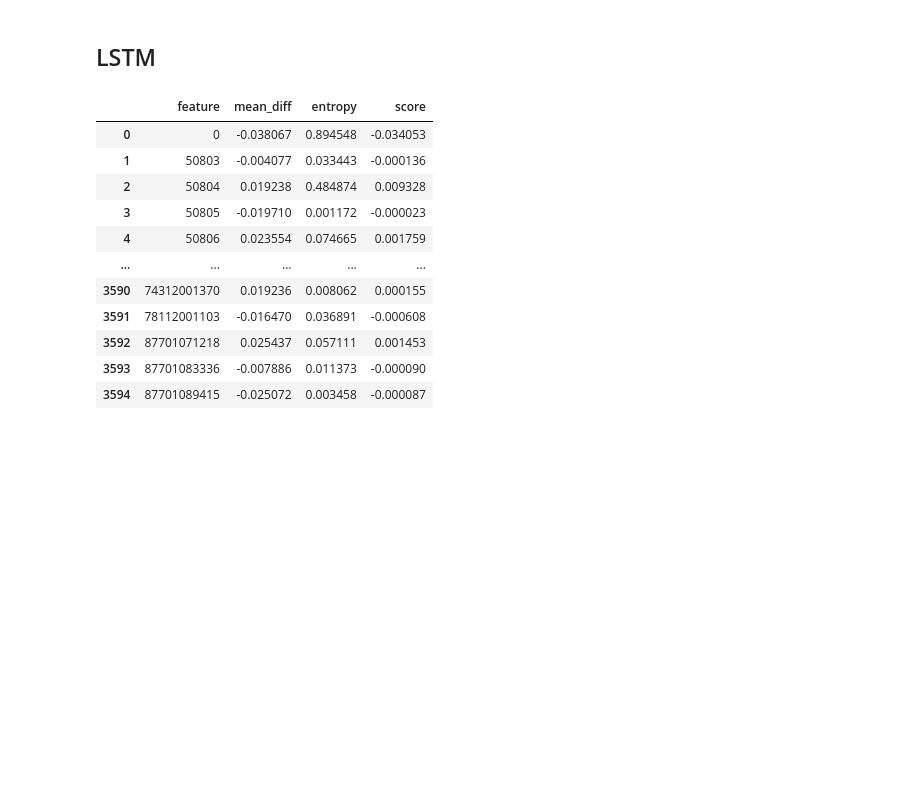
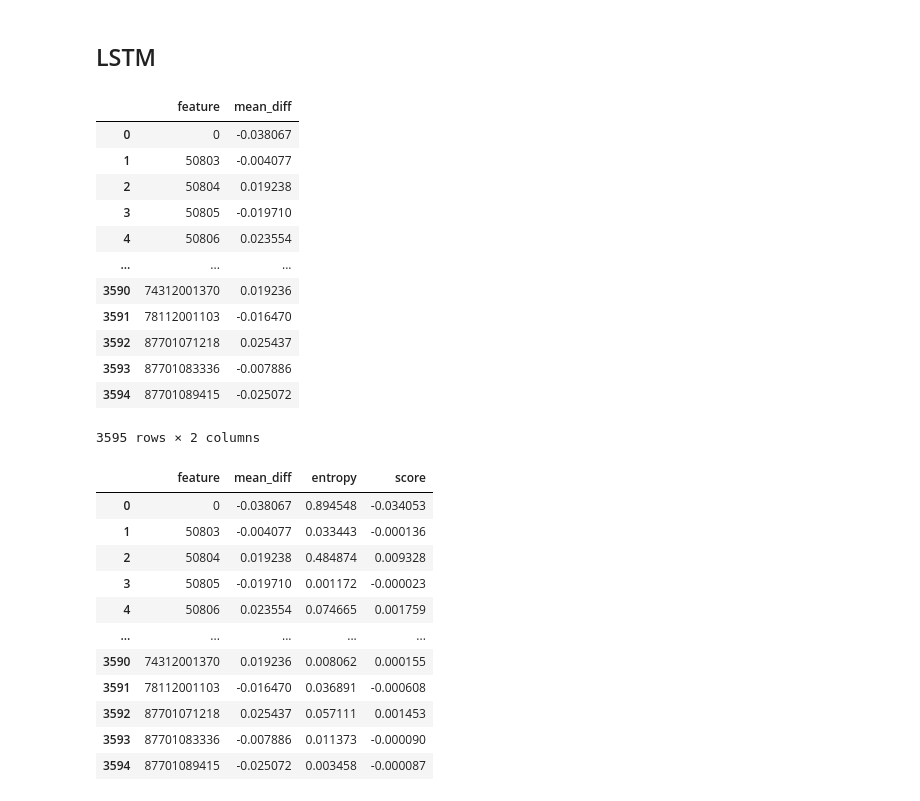
Before and after one commit to limeorange/MIMIC_Research, a Jupyter notebook: 해외_Journal of Biomedical Informatics/08 28개 방법론 scoring.ipynb, the cells around one changed output. Cells and saved outputs as stored; diff of their text form; code cells hidden in the pictures; blank space fills up the shorter version.

```diff
--- a/해외_Journal of Biomedical Informatics/08 28개 방법론 scoring.ipynb
+++ b/해외_Journal of Biomedical Informatics/08 28개 방법론 scoring.ipynb
@@ -137,6 +134,23 @@ RNN_df
 3595 rows × 4 columns
 # %% [markdown]
 ## LSTM
+# %%
+df1 = pd.read_csv('m1_df_3595.csv')
+df1
+# %% [output]
+|  | feature | mean_diff |
+| 0 | 0 | -0.038067 |
+| 1 | 50803 | -0.004077 |
+| 2 | 50804 | 0.019238 |
+| 3 | 50805 | -0.019710 |
+| 4 | 50806 | 0.023554 |
+| ... | ... | ... |
+| 3590 | 74312001370 | 0.019236 |
+| 3591 | 78112001103 | -0.016470 |
+| 3592 | 87701071218 | 0.025437 |
+| 3593 | 87701083336 | -0.007886 |
+| 3594 | 87701089415 | -0.025072 |
+3595 rows × 2 columns
 # %%
 # LSTM
 df1 = pd.read_csv('m1_df_3595.csv')
```
Also changed, not shown: parts of 52 cells of this notebook, 1 other file.
